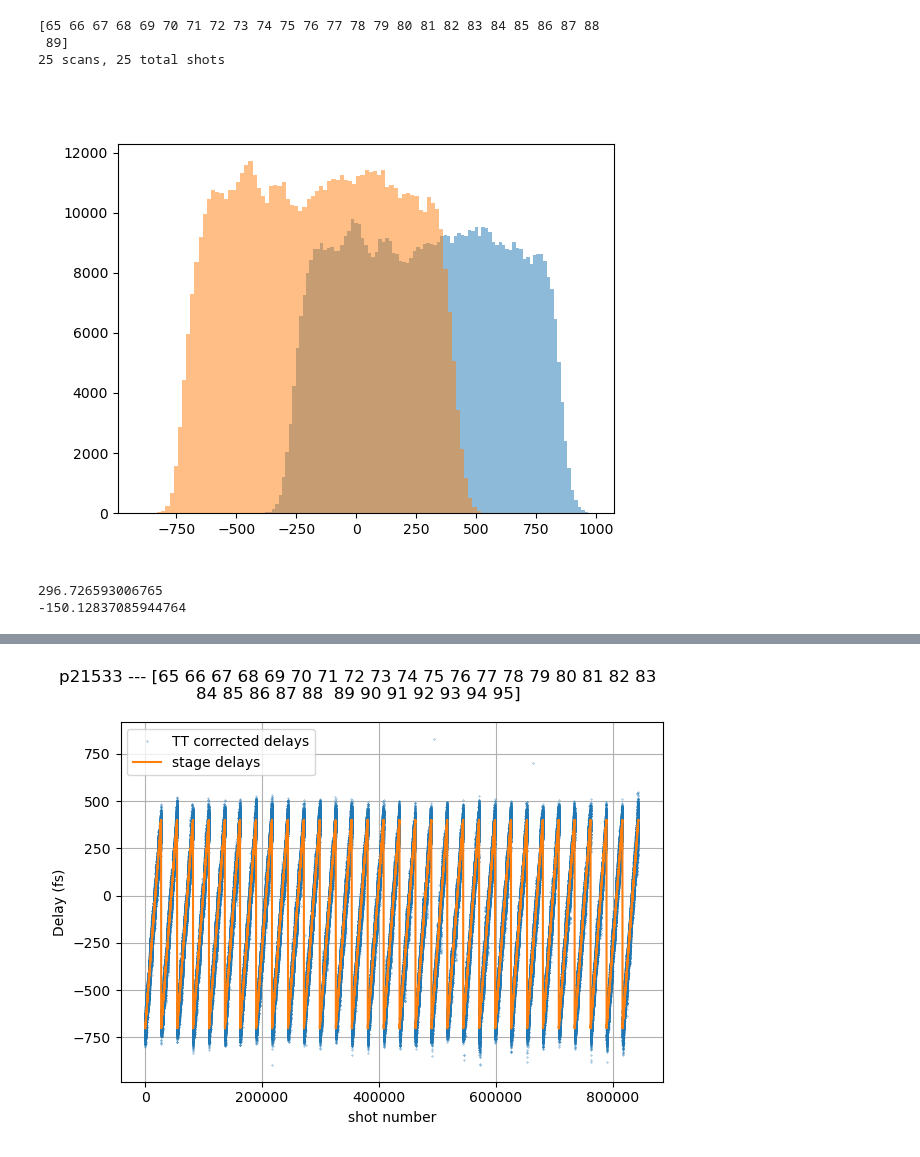
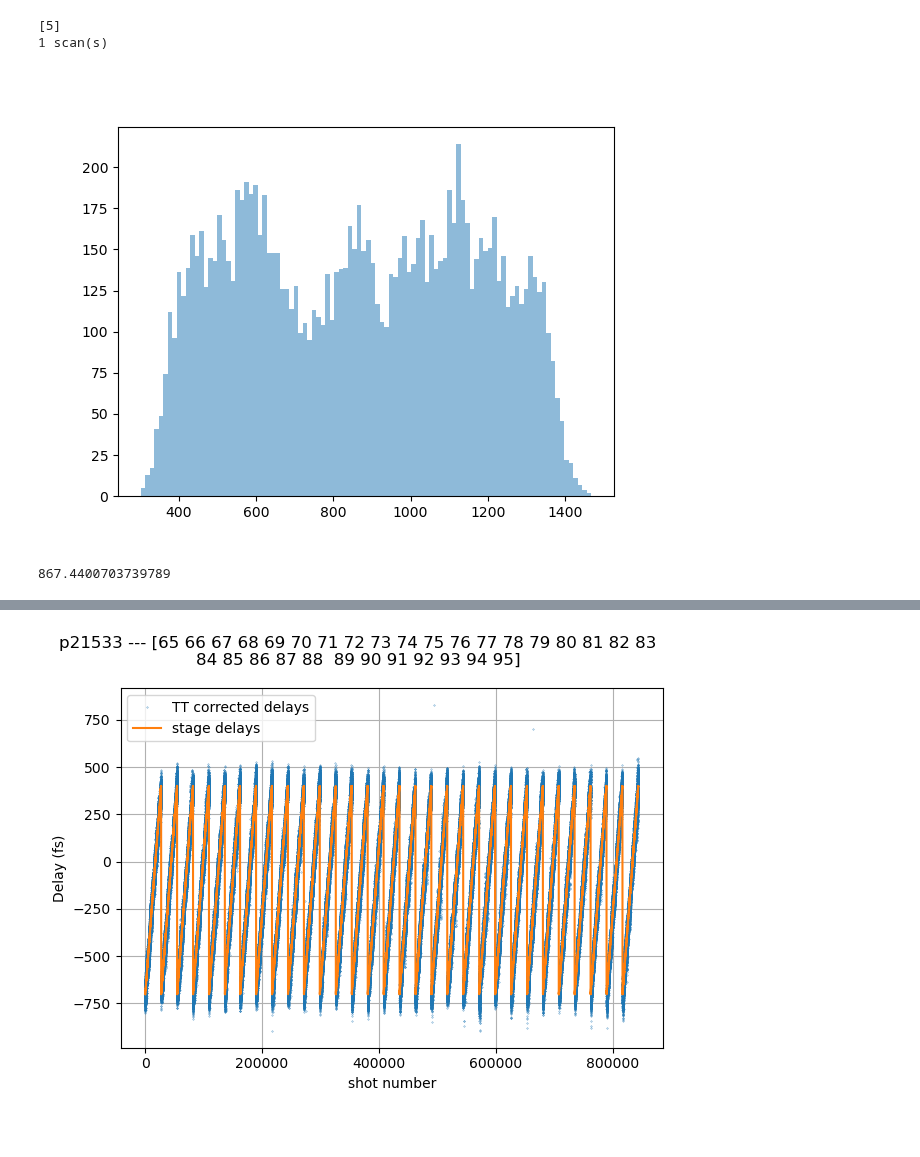
Before and after one commit to paulscherrerinstitute/alvra_beamline_scripts, a Jupyter notebook: Plotting_YAG_scans.ipynb, the cells around one changed output, grey strips where cells are left out. Cells and saved outputs as stored; diff of their text form; code cells hidden in the pictures.

```diff
--- a/Plotting_YAG_scans.ipynb
+++ b/Plotting_YAG_scans.ipynb
@@ -39,17 +39,17 @@ def load_reduced_data(pgroup, loaddir, runlist):
                 #     d[key].extend(value)
     return d, titlestring
 # %%
-pgroup = 'p21533'
-Loaddir_name = 'Reduced_YAG_2TTs'
+pgroup = 'p21992'
+Loaddir_name = 'Reduced_YAG_TT'
 
-runlist=np.arange(65, 90)
-#runlist=[47]
+#runlist=np.arange(18, 21)
+runlist=[5]
 
 ##############################################
 from textwrap import wrap
 from sfdata import SFScanInfo
 
-Loaddir = '/sf/alvra/data/{}/work/Claudio/{}/'.format(pgroup, Loaddir_name)
+Loaddir = '/sf/alvra/data/{}/work/Reduced_data/{}/'.format(pgroup, Loaddir_name)
 firstrun = glob.glob('/sf/alvra/data/{}/raw/*{:04d}*/meta/scan.json'.format(pgroup, runlist[0]))[0]
 scan = SFScanInfo(firstrun)
 
@@ -57,23 +57,21 @@ data, titlestring_stack = load_reduced_data(pgroup, Loaddir, runlist)
 
 globals().update(data)
 print (runlist)
-print ('{} scans, {} total shots'.format(len(runlist), len(Delay_corr)))
+print ('{} scan(s)'.format(len(runlist)))
 # %% [output]
-[65 66 67 68 69 70 71 72 73 74 75 76 77 78 79 80 81 82 83 84 85 86 87 88
- 89]
-25 scans, 25 total shots
+[5]
+1 scan(s)
 # %%
 plt.figure()
 plt.hist(np.hstack(Delay_corr), bins = 100, alpha = 0.5)
-plt.hist(np.hstack(Delay_corr2), bins = 100, alpha = 0.5)
+#plt.hist(np.hstack(Delay_corr2), bins = 100, alpha = 0.5)
 plt.show()
 
 print (np.mean(np.hstack(Delay_corr)))
-print (np.mean(np.hstack(Delay_corr2)))
+#print (np.mean(np.hstack(Delay_corr2)))
 # %% [output]
-[figure, old version]
+[figure, new version]
-296.726593006765
--150.12837085944764
+867.4400703739789
 # %%
 quantile_band = 0.5
 binsize = 2 # in fs
```
Also changed, not shown: parts of 8 cells of this notebook, 4 other files.
